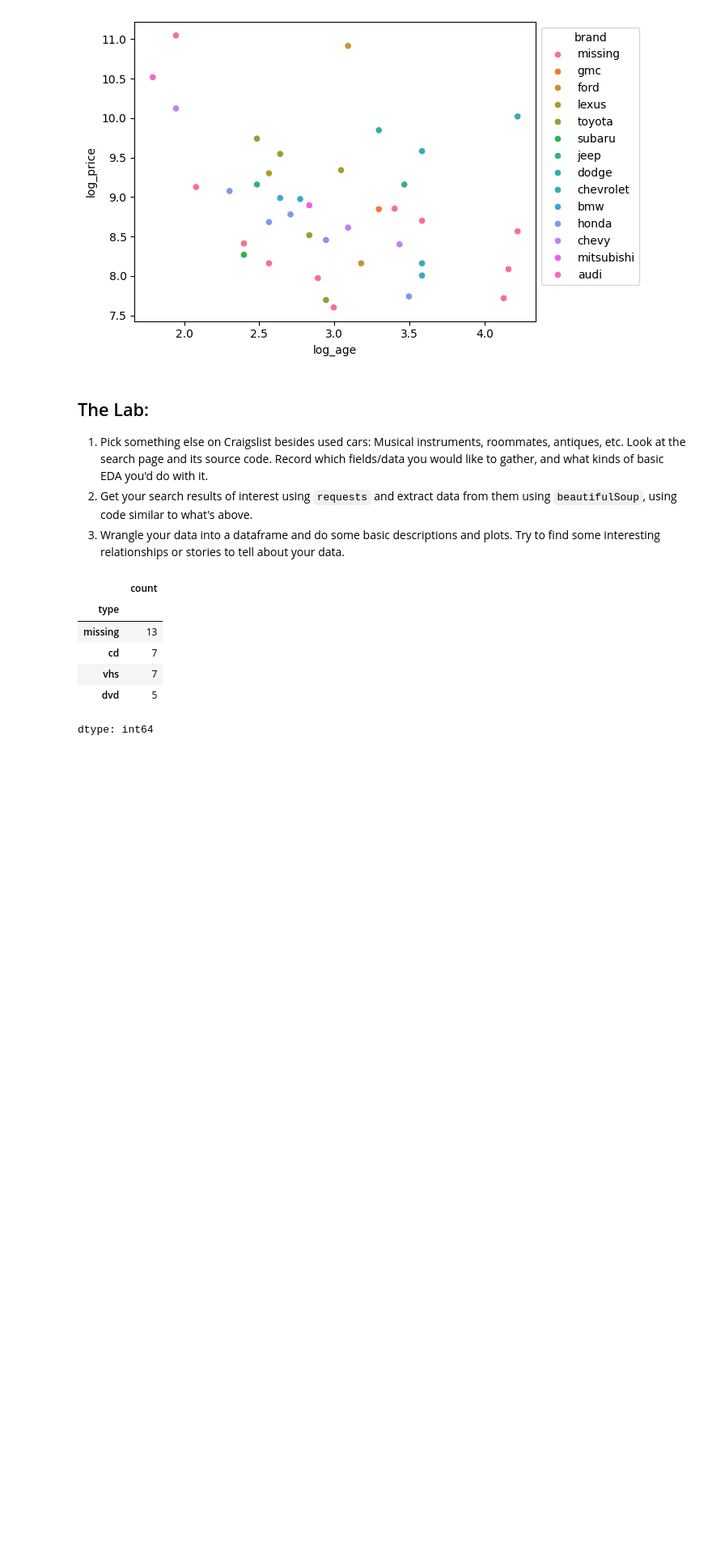
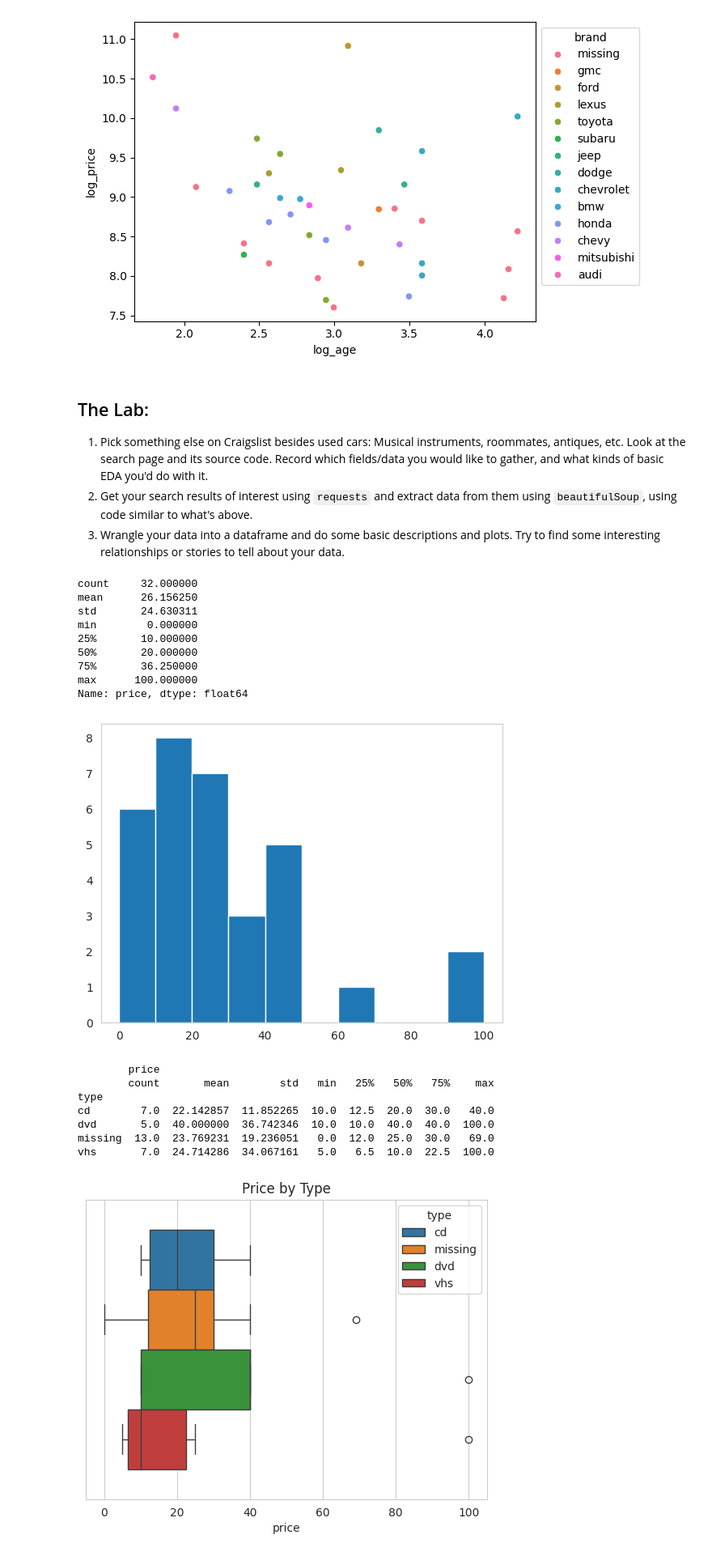
Before and after one commit to tgreg-stack/DS3001_wrangling, a Jupyter notebook: lab/lab.ipynb, the cells around one changed output. Shown at 81% size. Saved outputs shown, nothing was run; the diff lists cells and outputs as text; code cells hidden in the pictures; blank space fills up the shorter version.

```diff
--- a/lab/lab.ipynb
+++ b/lab/lab.ipynb
@@ -208,6 +208,9 @@ log_age    -0.376511  1.000000
 2. Get your search results of interest using `requests` and extract data from them using `beautifulSoup`, using code similar to what's above.
 3. Wrangle your data into a dataframe and do some basic descriptions and plots. Try to find some interesting relationships or stories to tell about your data.
 # %%
+#1 Scraping from cds/dvds/vhs. Collect info on cost, location, type of media and see relations between price and type or location on scatterplot.
+
+#2
 import numpy as np
 import matplotlib.pyplot as plt
 import pandas as pd
@@ -222,39 +225,67 @@ raw = requests.get(url,headers=header) # Get page
 from bs4 import BeautifulSoup as soup # HTML parser
 bsObj = soup(raw.content,'html.parser') # Parse the html
 listings = bsObj.find_all(class_="cl-static-search-result")
 
 
 import re # Regular expressions
 
 media = ['cd', "cds", 'dvd', 'vhs']
 
 data = []
 for k in range( len(listings) ):
     title = listings[k].find('div',class_='title').get_text().lower()
     price = listings[k].find('div',class_='price').get_text()
     link = listings[k].find(href=True)['href']
     loc = listings[k].find('div',class_='location').get_text()
     words = title.replace("'",'').replace('cds','cd').split()
     hits = [word for word in words if word in media] # Find brands in the title
     if len(hits) == 0:
         mt = 'missing'
     else:
         mt = hits[0]
     data.append({'title':title,'price':price,'link':link,'location':loc, 'type':mt})
 
 df = pd.DataFrame.from_dict(data)
 
-
+#3
 df['price'] = df['price'].str.replace('$','')
 df['price'] = pd.to_numeric(df['price'],errors='coerce')
 df['location'] = df['location'].str.replace('\n', '')
 df['location'] = df['location'].str.strip()
-df['type'].value_counts()
+
+print(df['price'].describe())
+df['price'].hist(grid=False)
+plt.show()
+
+print(df.loc[:,['price','type']].groupby('type').describe()) #price stats by type
+typeplot = sns.boxplot(data=df, x = 'price', hue = 'type').set(title='Price by Type') #all pretty similar range of price (~$20)
+plt.show()
+
+print(df.loc[:,['price','location']].groupby('location').describe()) #price stats by location
+locplot = sns.boxplot(data=df, x = 'price', hue = 'location').set(title='Price by Location') #charlottesville has greatest range
+plt.show()
+
+sns.set_style('whitegrid')
+bar1=sns.barplot(data=df, x = 'price', y = 'type', hue = 'location') #
+plt.show()
+bar2=sns.barplot(data=df, x = 'price', y = 'location', hue = 'type') #charlottesville has all types but more expensive
+plt.show(
 # %% [output]
-|  | count |
-| type |  |
-| missing | 13 |
-| cd | 7 |
-| vhs | 7 |
-| dvd | 5 |
-dtype: int64
+count     32.000000
+mean      26.156250
+std       24.630311
+min        0.000000
+25%       10.000000
+50%       20.000000
+75%       36.250000
+max      100.000000
+Name: price, dtype: float64
+[figure, added]
+        price
+        count       mean        std   min   25%   50%   75%    max
+type
+cd        7.0  22.142857  11.852265  10.0  12.5  20.0  30.0   40.0
+dvd       5.0  40.000000  36.742346  10.0  10.0  40.0  40.0  100.0
+missing  13.0  23.769231  19.236051   0.0  12.0  25.0  30.0   69.0
+vhs       7.0  24.714286  34.067161   5.0   6.5  10.0  22.5  100.0
+[figure, added]
```
Also changed, not shown: parts of 1 cell of this notebook.
